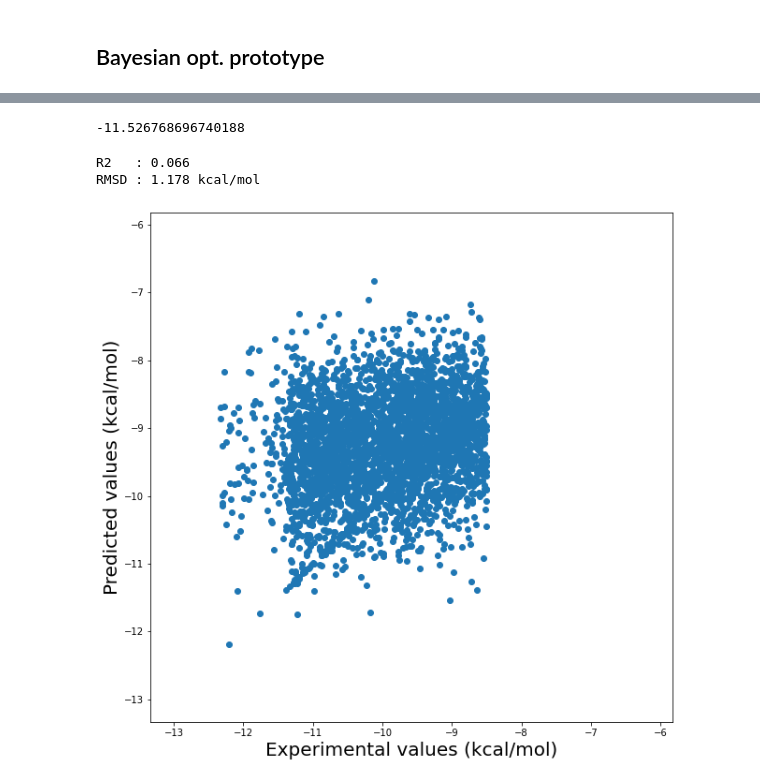
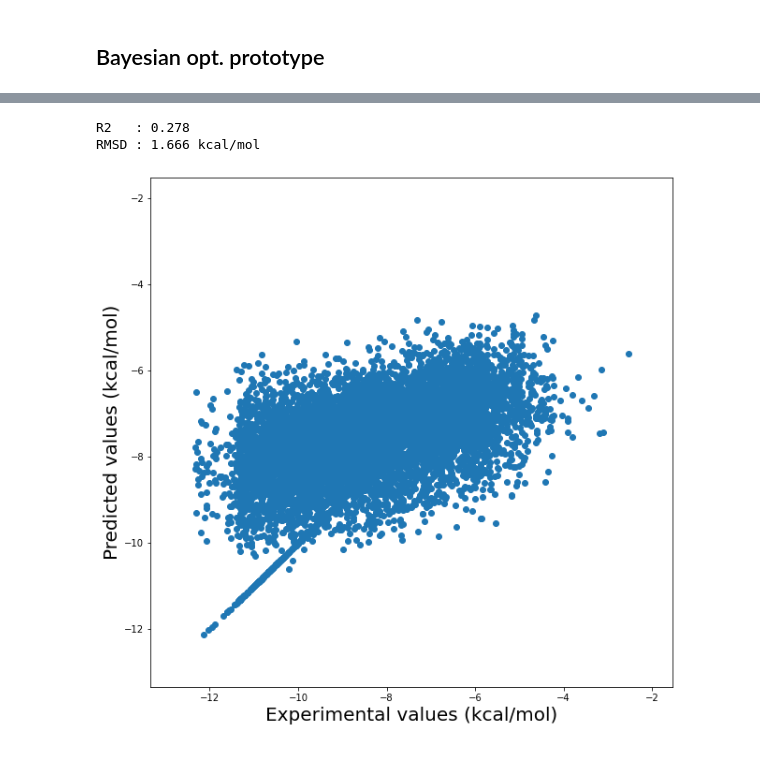
Before and after one commit to jeeberhardt/mobius, a Jupyter notebook: data/mhc/Untitled3.ipynb, the cells around one changed output, grey strips where cells are left out. Cells and saved outputs as stored; diff of their text form; code cells hidden in the pictures.

```diff
--- a/data/mhc/Untitled3.ipynb
+++ b/data/mhc/Untitled3.ipynb
@@ -374,0 +247,26 @@ def probability_of_improvement(model, Y_train, Xsamples):
+# %%
+# Compute the MAP4 fingerprint for all the peptides
+X_fps = map4_fingerprint(mhci['sequence'].values)
+y = torch.from_numpy(mhci['energy'].values).float()
+# %%
+# Select n_training (here 150) low affinity binding peptides (energy > -8.5) for the initial training set
+# The other peptides will constitute the peptides pool fro, where we will draw the candidates during the otimization
+
+energy_cutoff = -8.5
+n_training = 150
+
+low_affinity_ids = np.where(y.numpy() >= energy_cutoff)[0]
+high_affinity_ids = np.where(y.numpy() < energy_cutoff)[0]
+
+print('Low affinity : %d' % low_affinity_ids.shape[0])
+print('High affinity: %d' % high_affinity_ids.shape[0])
+
+train_ids = np.random.choice(low_affinity_ids, size=n_training, replace=False)
+low_affinity_ids_leftover = low_affinity_ids[~np.in1d(low_affinity_ids, train_ids)]
+
+X_train_fps, y_train = X_fps[train_ids], y[train_ids]
+X_pool_fps = torch.cat([X_fps[high_affinity_ids], X_fps[low_affinity_ids_leftover]])
+y_pool = torch.cat([y[high_affinity_ids], y[low_affinity_ids_leftover]])
+
+print('Train: %4d - %.3f %%' % (X_train_fps.shape[0], X_train_fps.shape[0] / mhci.shape[0]* 100.))
+print('Pool : %4d - %.3f %%' % (X_pool_fps.shape[0], X_pool_fps.shape[0] / mhci.shape[0]* 100.))
@@ -391,23 +318,27 @@ cX_pool_fps = X_pool_fps.clone()
 cy_pool = y_pool.clone()
 
 n_pep = 96
+acq_function = 'PI'
 
 print('Init.')
 print('Train: ', cX_train_fps.shape[0])
 print('Pool : ', cX_pool_fps.shape[0])
 print('Best peptide: %.3f' % cy_train.min())
-for n in [-12, -11, -10]:
+for n in [-12, -11, -10, -9]:
     print('N pep under %d kcal/mol: %03d' % (n, cy_train[cy_train < n].shape[0]))
 
 print()
 
-for i in range(5):
+for i in range(3):
     print(i + 1)
     model = get_fitted_model(cX_train_fps, cy_train)
 
-    p = expected_improvement(model, cy_train, cX_pool_fps)
-    #p = probability_of_improvement(model, cy_train, cX_pool_fps)
-    indices = np.argsort(p)[::-1]
+    if acq_function == 'EI':
+        p = expected_improvement(model, cy_train, cX_pool_fps)
+        indices = np.argsort(p)
+    else:
+        p = probability_of_improvement(model, cy_train, cX_pool_fps)
+        indices = np.argsort(p)[::-1]
 
     # Add new data to train dataset
     cX_train_fps = torch.cat([cX_train_fps, torch.from_numpy(cX_pool_fps.numpy()[indices[:n_pep]]).float()])
@@ -420,7 +351,7 @@ for i in range(5):
     print('Pool : ', cX_pool_fps.shape[0])
     print('Best peptide: %.3f' % cy_train.min())
 
-    for n in [-12, -11, -10]:
+    for n in [-12, -11, -10, -9]:
         x = cy_train[cy_train < n].shape[0]
         print('N pep under %d kcal/mol: %03d (%.3f)' % (n, x, x / (n_pep * (i + 1)) * 100.))
 
@@ -455,21 +377,13 @@ N pep under -10 kcal/mol: 094 (19.583)
-# %%
-temperature = 300.
-RT = 0.001987 * temperature
-RT * np.log(4 * 1e-9)
-# %% [output]
--11.526768696740188
 # %%
-model = get_fitted_model(cX_train_fps, cy_train)
-
 # Predict energy for test set
 observed_pred = predict(model, model.likelihood, cX_pool_fps)
 
 print('R2   : %.3f' % pearsonr(cy_pool, observed_pred.mean.numpy())[0]**2)
 print('RMSD : %.3f kcal/mol' % rmsd(cy_pool, observed_pred.mean.numpy()))
 
 # Plot results
 plot(cy_pool.numpy(), observed_pred.mean.numpy(), fig_filename=None)
 # %% [output]
-R2   : 0.066
-RMSD : 1.178 kcal/mol
+R2   : 0.278
+RMSD : 1.666 kcal/mol
-[figure, old version]
+[figure, new version]
```
Also changed, not shown: parts of 23 cells of this notebook, 1 other file.
